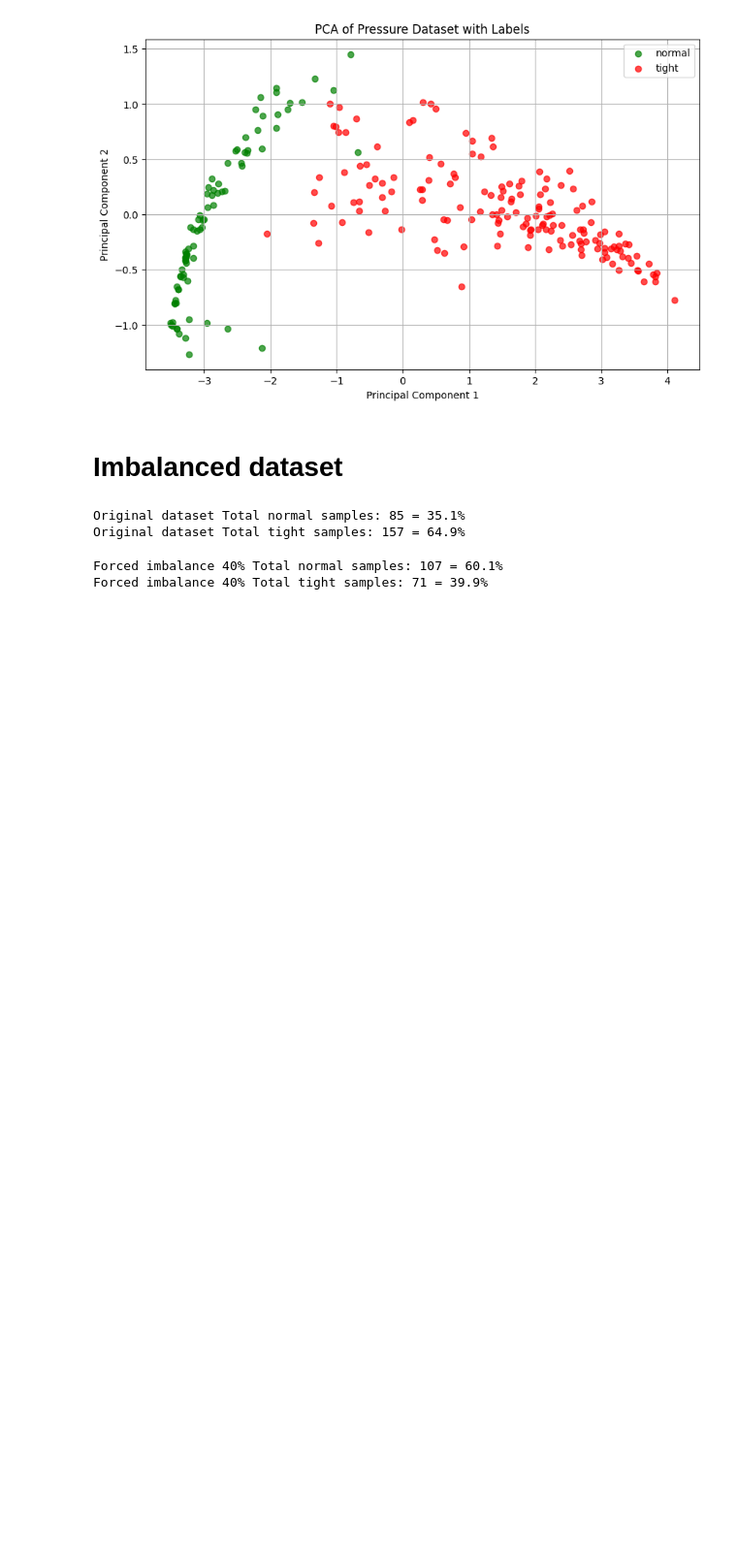
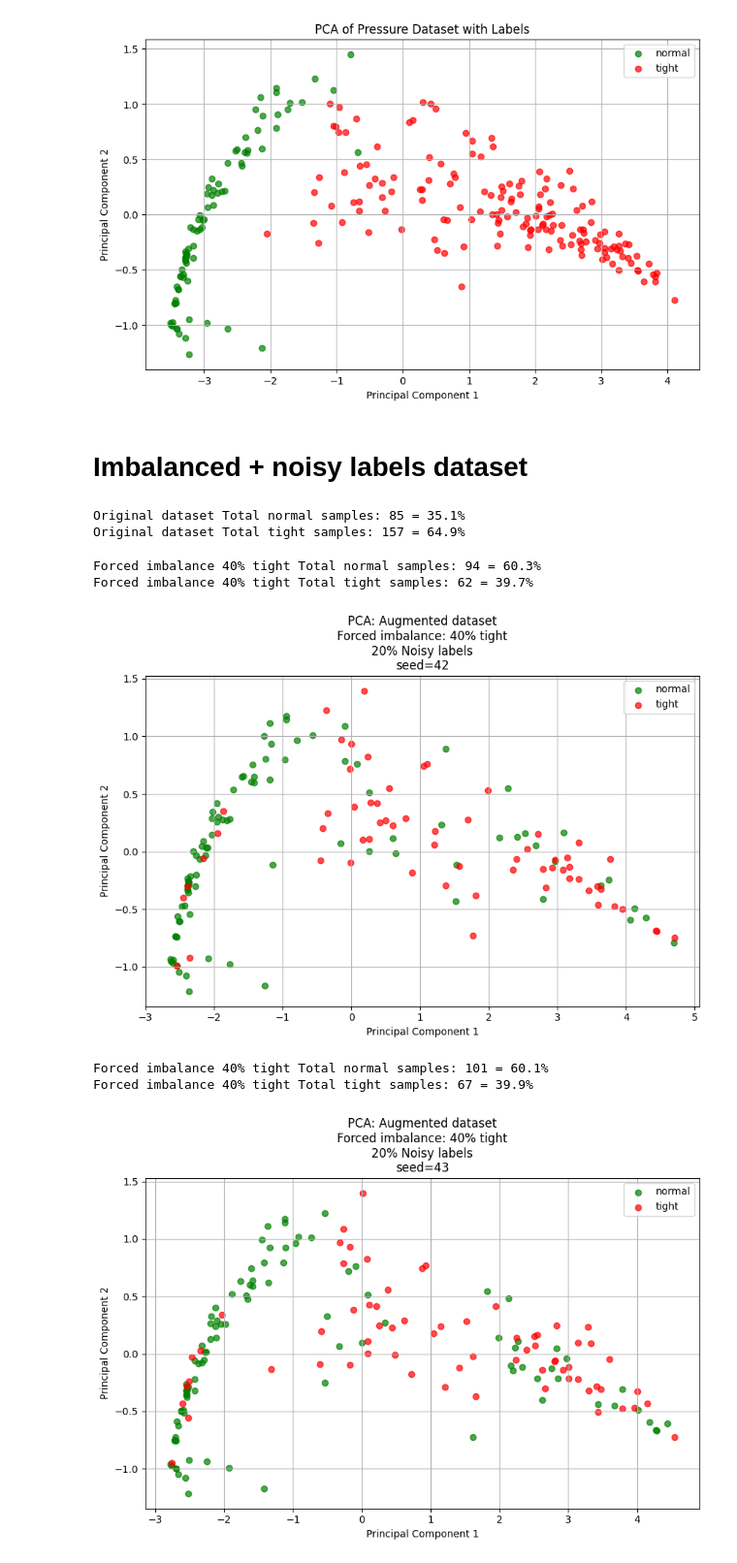
Before and after one commit to balthazarneveu/geosciences, a Jupyter notebook: TP_2/code/TP_2.ipynb, the cells around one changed output. Shown at 97% size. Cells and saved outputs as stored; diff of their text form; code cells hidden in the pictures; blank space fills up the shorter version.

Commit message:
#2 TP2 generate imbalance+noisy labels constrained by seed

```diff
--- a/TP_2/code/TP_2.ipynb
+++ b/TP_2/code/TP_2.ipynb
@@ -62,7 +62,7 @@ plot_pressure_pca(pressure_pca, labels)
 # %%
 plot_gmm_fit_pca(pressure, pressure_pca, labels, pca)
 # %% [markdown]
-# Imbalanced dataset
+# Imbalanced + noisy labels dataset
 # %%
 get_dataset_balance(labels, desc="Original dataset")
 # %% [output]
@@ -71,9 +71,20 @@ Original dataset Total tight samples: 157 = 64.9%
 # %%
 ratio_tight = 0.4
 noisy_label_ratio = 0.2
-# pressure_imb, labels_imb = force_dataset_imbalance(pressure, labels, ratio_tight=0.4)
-pressure_imb, labels_imb = prepare_augmented_dataset(pressure, labels, ratio_tight=ratio_tight, ratio_noisy_label=noisy_label_ratio)
-get_dataset_balance(labels_imb, desc=f"Forced imbalance {ratio_tight:.0%}")
+for seed in [42, 43]:
+    pressure_imb, labels_imb = prepare_augmented_dataset(
+        pressure, labels,
+        ratio_tight=ratio_tight,
+        ratio_noisy_label=noisy_label_ratio,
+        seed=seed
+    )
+    get_dataset_balance(labels_imb, desc=f"Forced imbalance {ratio_tight:.0%} tight")
+    pressure_pca, pca = get_pressure_pca(pressure_imb)
+    plot_pressure_pca(pressure_pca, labels_imb, desc=f"Augmented dataset\nForced imbalance: {ratio_tight:.0%} tight\n{noisy_label_ratio:.0%} Noisy labels\nseed={seed}")
 # %% [output]
-Forced imbalance 40% Total normal samples: 107 = 60.1%
-Forced imbalance 40% Total tight samples: 71 = 39.9%
+Forced imbalance 40% tight Total normal samples: 94 = 60.3%
+Forced imbalance 40% tight Total tight samples: 62 = 39.7%
+[figure, added]
+Forced imbalance 40% tight Total normal samples: 101 = 60.1%
+Forced imbalance 40% tight Total tight samples: 67 = 39.9%
+[figure, added]
```
Also changed, not shown: parts of 1 cell of this notebook.
